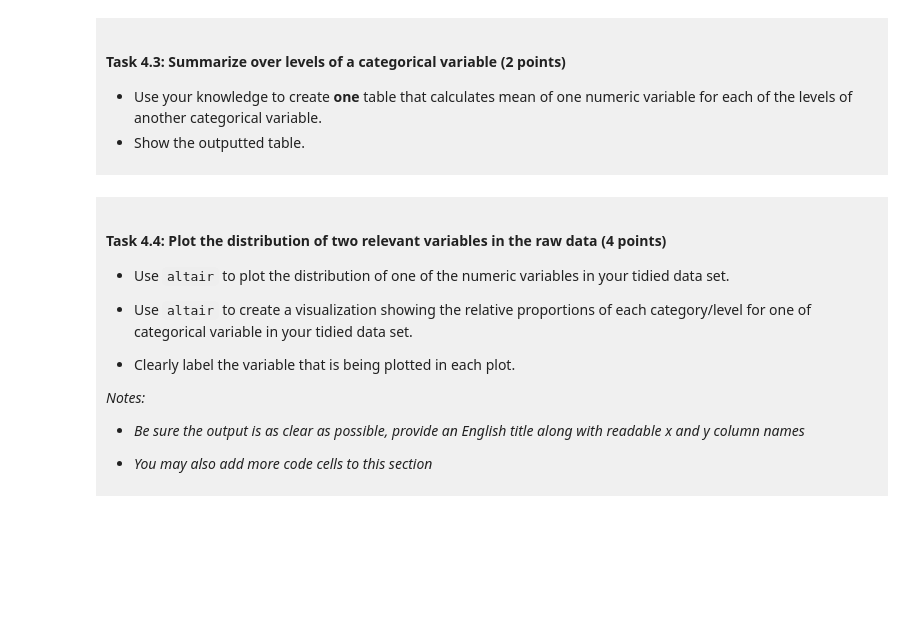
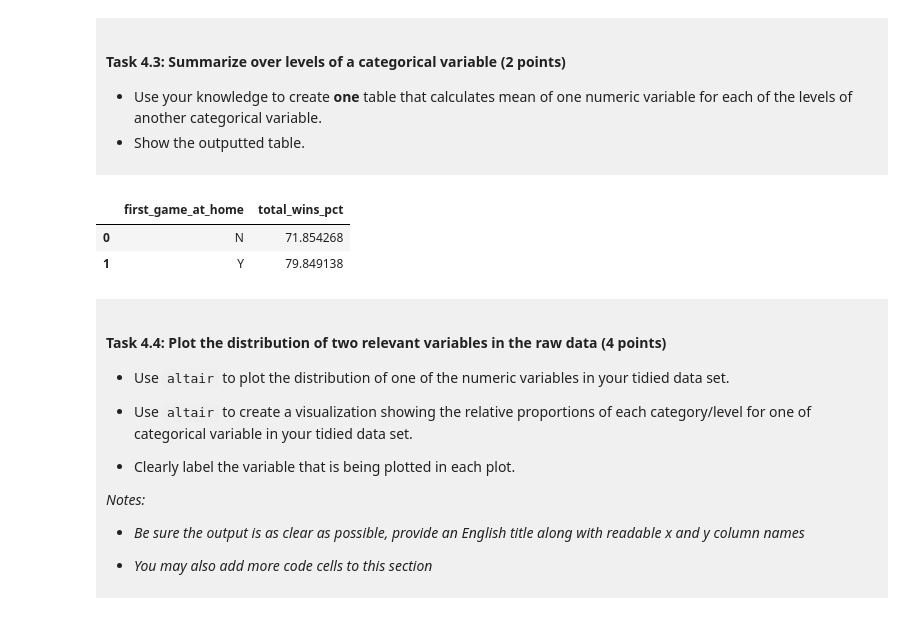
Before and after one commit to abigailtham/dsci-100-project-abigail-tham, a Jupyter notebook: dsci-100-project-notebook (1).ipynb, the cells around one changed output. Cells and saved outputs as stored; diff of their text form; code cells hidden in the pictures; blank space fills up the shorter version.

```diff
--- a/dsci-100-project-notebook (1).ipynb
+++ b/dsci-100-project-notebook (1).ipynb
@@ -270,7 +304,20 @@ You will refine your research question (if needed) and produce a tidy data set.
 - Show the outputted table.
 </div>
 # %%
-### EDIT THIS CODE CELL ###
+# Isolate the first game at home and total wins percentage columns and calculate the mean
+home_table = (basketball_tidy
+              .groupby("first_game_at_home")["total_wins_pct"]
+              .mean()
+              .reset_index()
+             )
+
+# Create a table with only those two columns
+home_table.columns = ["first_game_at_home", "total_wins_pct"]
+home_table
+# %% [output]
+|  | first_game_at_home | total_wins_pct |
+| 0 | N | 71.854268 |
+| 1 | Y | 79.849138 |
 # %% [markdown]
 <div style="background-color: #f0f0f0; padding: 10px;">
 
```
Also changed, not shown: parts of 13 cells of this notebook.
